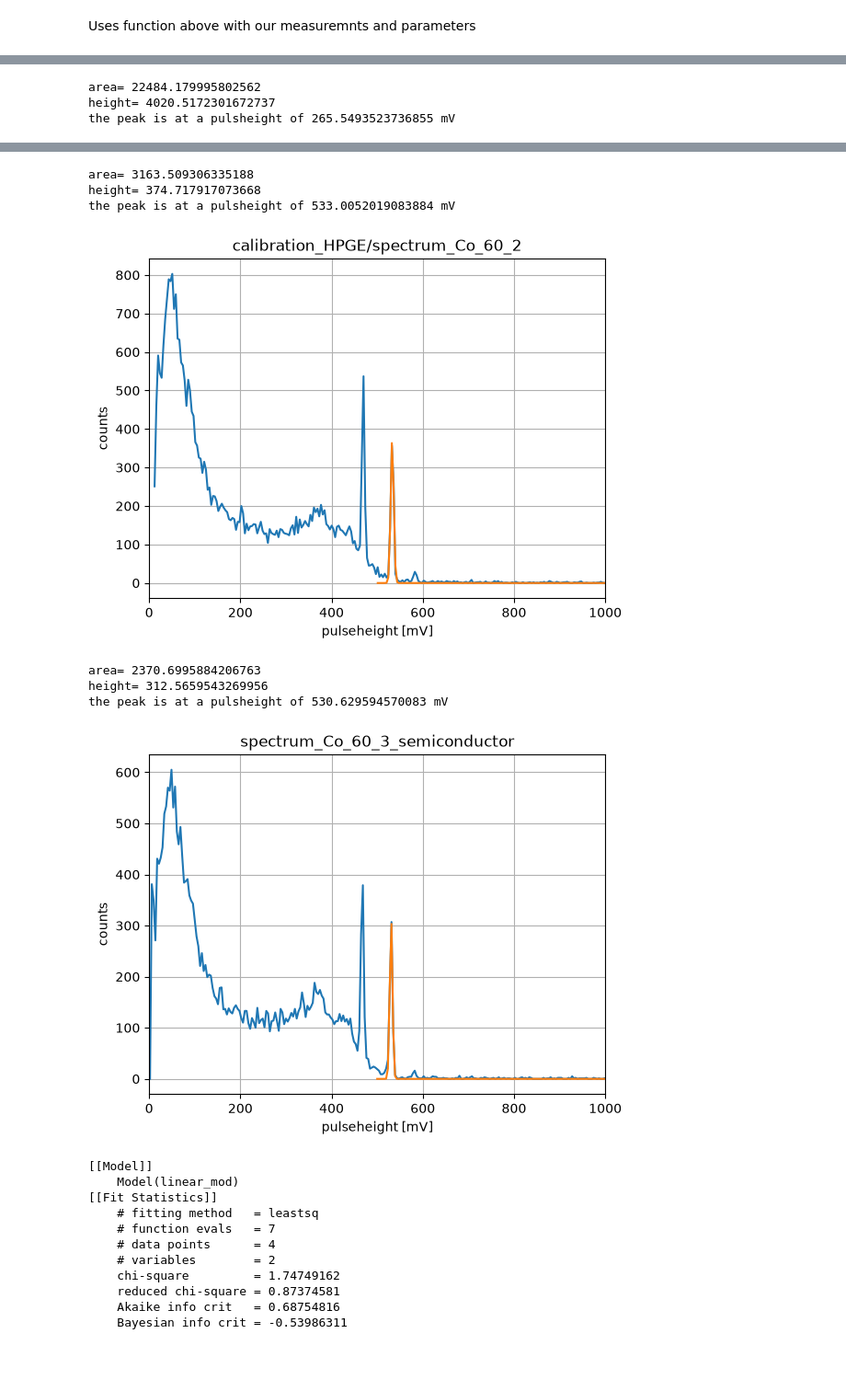
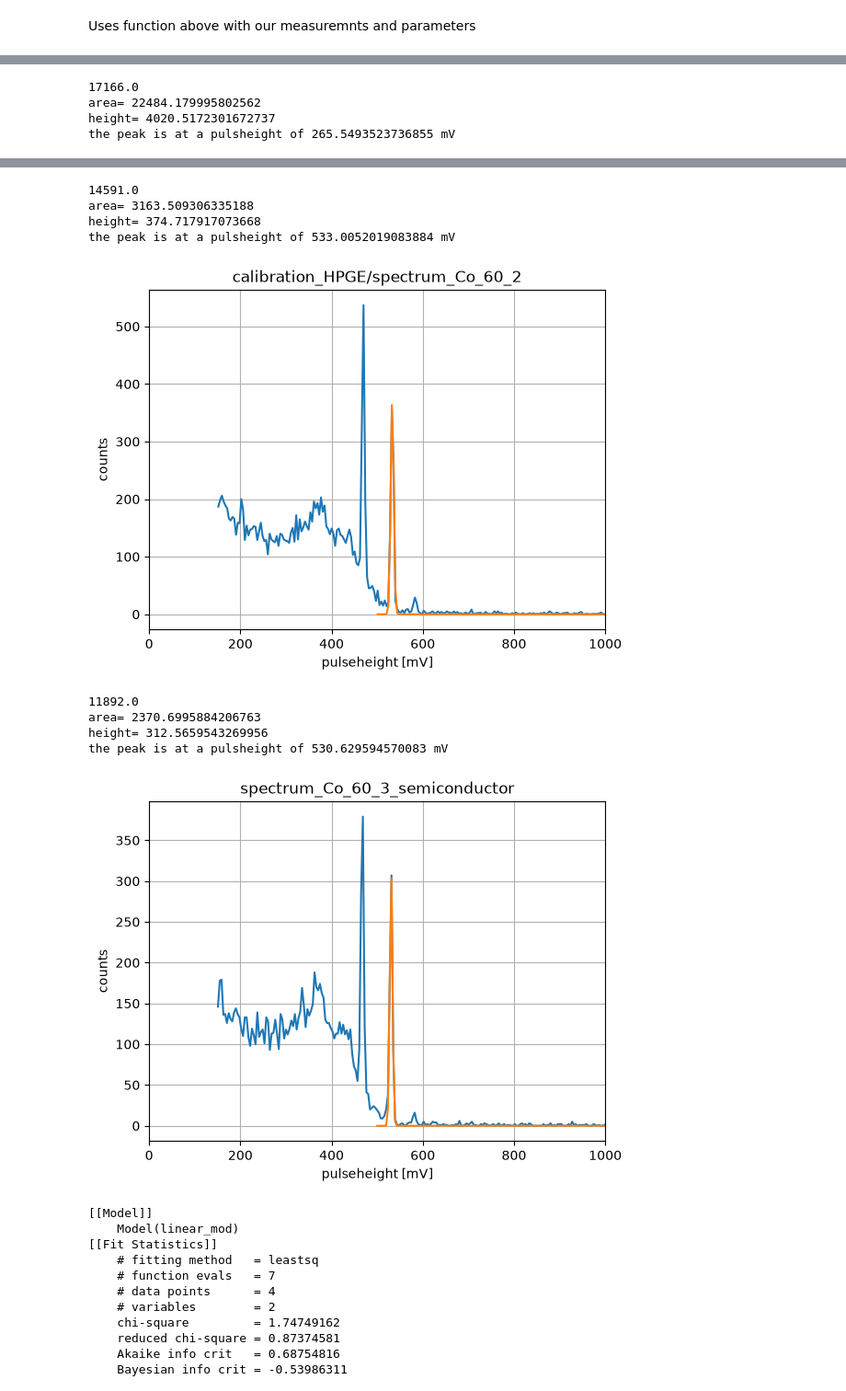
Before and after one commit to edwarddrenth/NSP2-particle-physics, a Jupyter notebook: fit.ipynb, the cells around one changed output, grey strips where cells are left out. Shown at 92% size. Saved outputs shown, nothing was run; the diff lists cells and outputs as text; code cells hidden in the pictures; blank space fills up the shorter version.

```diff
--- a/fit.ipynb
+++ b/fit.ipynb
@@ -18,14 +18,21 @@ def fitten_pulseheight(file, cutoff1, cutoff2):
         for line in input:
             data_cut = line.split(",")
             pulseheight = float(data_cut[0])
-            counts_total.append(float(data_cut[2]))
-            Pulseheight_total.append(pulseheight)
+
+            if pulseheight >= 150:
+                counts_total.append(float(data_cut[2]))
+                Pulseheight_total.append(pulseheight)
             if pulseheight >= cutoff1 and pulseheight <= cutoff2 :
                 pulseheight_list.append(float(data_cut[0]))
                 counts.append(float(data_cut[2]))
 
+
+
     counts = np.array(counts)
     pulseheight = np.array(pulseheight_list)
+
+    print(sum(counts_total))
+
 
 
     # model and parameters of the gausian fit
@@ -39,11 +46,13 @@ def fitten_pulseheight(file, cutoff1, cutoff2):
     print(f"area= {Area} ")
     print(f"height= {height} ")
     uncertainty = fit_result.params["fwhm"].value/(2*np.sqrt(2*np.log(2)))
+    Area_std = fit_result.params['amplitude'].stderr
 
 
     # location of the peak
     pulseheight_max = fit_result.params["center"].value
     print(f"the peak is at a pulsheight of {pulseheight_max} mV")
+
 
     # plot of graph + fit
     plt.plot(Pulseheight_total, counts_total)
@@ -55,23 +64,23 @@ def fitten_pulseheight(file, cutoff1, cutoff2):
     plt.grid(True)
     plt.show()
 
-    return pulseheight_max, uncertainty, pulseheight_list, counts, Area
+    return pulseheight_max, uncertainty, pulseheight_list, counts, Area, Area_std, Pulseheight_total, counts_total
 # %% [markdown]
 Uses function above with our measuremnts and parameters
 # %%
 
-pulseheight_Na, std_Na, pulseheight_list_Na, counts_Na,Area_NA = fitten_pulseheight(
+pulseheight_Na, std_Na, pulseheight_list_Na, counts_Na,Area_NA, Area_std_pulseheight_Na, Pulseheight_total_Na,  counts_total_NA = fitten_pulseheight(
     "calibration_HPGE/spectrum_Na_22_2", 190,400
 )
-pulseheight_Cs1, std_Cs1, pulse_height_list_Cs1, counts_Cs1, Area_CS1= fitten_pulseheight(
+pulseheight_Cs1, std_Cs1, pulse_height_list_Cs1, counts_Cs1, Area_CS1, Area_std_pulseheight_Cs1, Pulseheight_total_Cs1,  counts_total_Cs1= fitten_pulseheight(
     "calibration_HPGE/spectrum_Cs_137_1", 200,1000
 )
 
-pulseheight_Co2, std_Co2, pulseheight_list_Co2, counts_Co2, ARea_Co1 = fitten_pulseheight(
+pulseheight_Co2, std_Co2, pulseheight_list_Co2, counts_Co2, ARea_Co1, Area_std_pulseheight_Co1, Pulseheight_total_Co1,  counts_total_Co1 = fitten_pulseheight(
     "calibration_HPGE/spectrum_Co_60_2", 500,1000
 )
 
-pulseheight_Co3, std_Co3, pulseheight_list_Co3, counts_Co3, Area_Co3 = fitten_pulseheight(
+pulseheight_Co3, std_Co3, pulseheight_list_Co3, counts_Co3, Area_Co3, Area_std_pulseheight_Co3,Pulseheight_total_Co3,  counts_total_C03 = fitten_pulseheight(
     "spectrum_Co_60_3_semiconductor", 500,1000
 )
 pulseheight_array = np.array(
@@ -85,3 +95,4 @@ the peak is at a pulsheight of 205.6216437220518 mV
+17166.0
 area= 22484.179995802562
 height= 4020.5172301672737
 the peak is at a pulsheight of 265.5493523736855 mV
@@ -89,11 +100,13 @@ the peak is at a pulsheight of 265.5493523736855 mV
+14591.0
 area= 3163.509306335188
 height= 374.717917073668
 the peak is at a pulsheight of 533.0052019083884 mV
-[figure, old version]
+[figure, new version]
+11892.0
 area= 2370.6995884206763
 height= 312.5659543269956
 the peak is at a pulsheight of 530.629594570083 mV
-[figure, old version]
+[figure, new version]
 # %%
 # energy from literature
 Energy_list = [510.99, 662, 1332.5, 1332.5]
```
Also changed, not shown: parts of 8 cells of this notebook.
